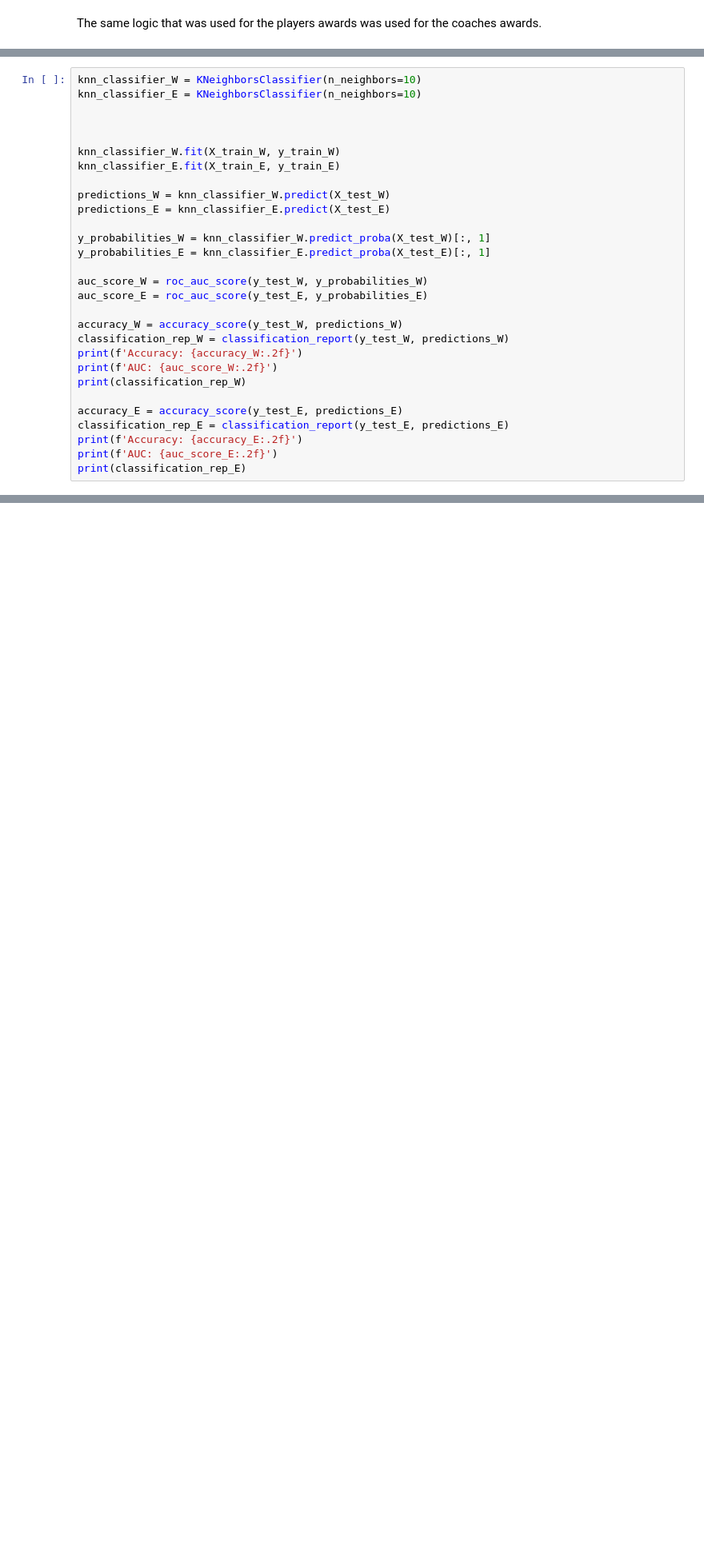
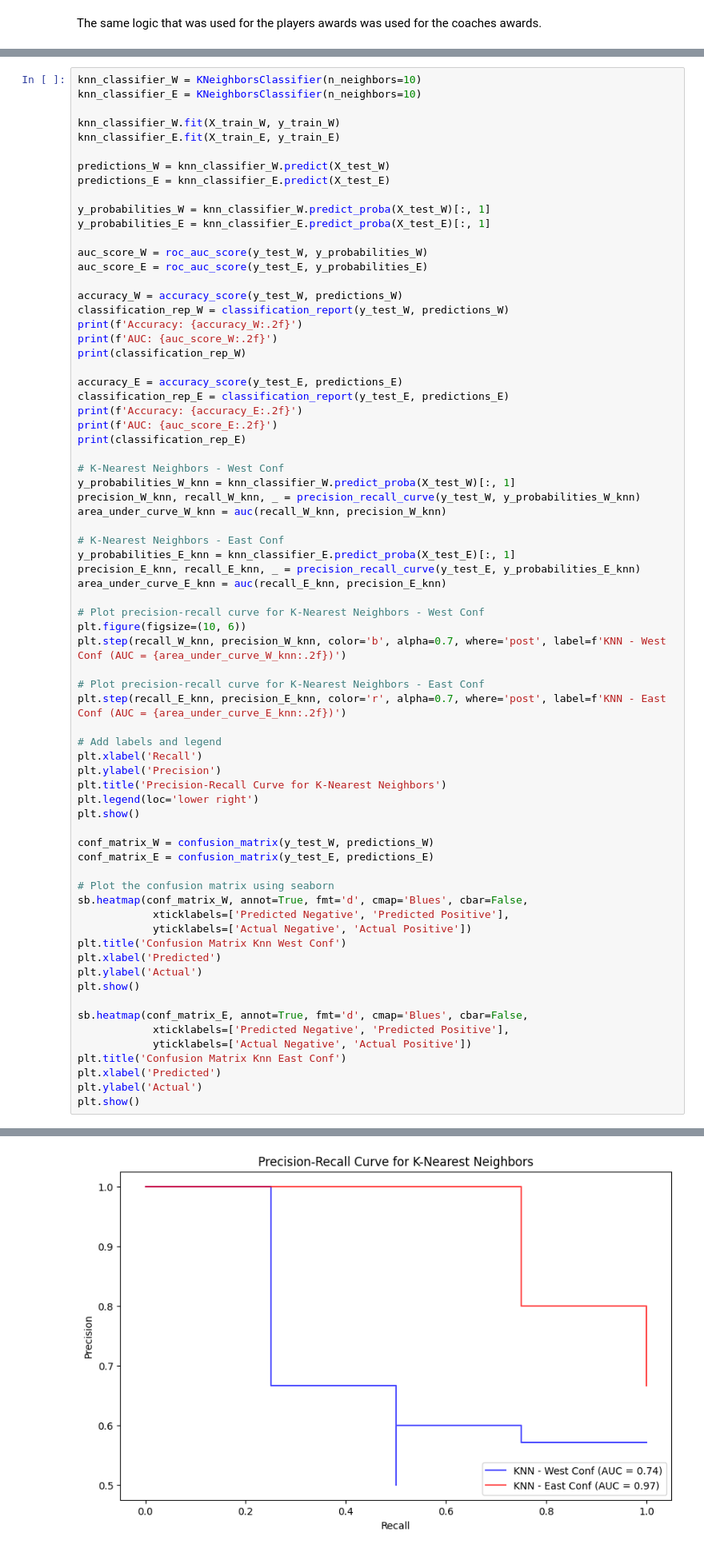
Before and after one commit to Hugo7gomes/FEUP_AC, a Jupyter notebook: firstApproach.ipynb, the cells around one changed output, grey strips where cells are left out. Shown at 80% size. Drawn from its saved outputs; the diff is of its cells as text; blank space fills up the shorter version.

```diff
--- a/firstApproach.ipynb
+++ b/firstApproach.ipynb
@@ -716,8 +896,6 @@ KeyboardInterrupt:
 # %%
 knn_classifier_W = KNeighborsClassifier(n_neighbors=10)
 knn_classifier_E = KNeighborsClassifier(n_neighbors=10)
-
-
 
 knn_classifier_W.fit(X_train_W, y_train_W)
 knn_classifier_E.fit(X_train_E, y_train_E)
@@ -742,4 +920,48 @@ classification_rep_E = classification_report(y_test_E, predictions_E)
 print(f'Accuracy: {accuracy_E:.2f}')
 print(f'AUC: {auc_score_E:.2f}')
 print(classification_rep_E)
+
+# K-Nearest Neighbors - West Conf
+y_probabilities_W_knn = knn_classifier_W.predict_proba(X_test_W)[:, 1]
+precision_W_knn, recall_W_knn, _ = precision_recall_curve(y_test_W, y_probabilities_W_knn)
+area_under_curve_W_knn = auc(recall_W_knn, precision_W_knn)
+
+# K-Nearest Neighbors - East Conf
+y_probabilities_E_knn = knn_classifier_E.predict_proba(X_test_E)[:, 1]
+precision_E_knn, recall_E_knn, _ = precision_recall_curve(y_test_E, y_probabilities_E_knn)
+area_under_curve_E_knn = auc(recall_E_knn, precision_E_knn)
+
+# Plot precision-recall curve for K-Nearest Neighbors - West Conf
+plt.figure(figsize=(10, 6))
+plt.step(recall_W_knn, precision_W_knn, color='b', alpha=0.7, where='post', label=f'KNN - West Conf (AUC = {area_under_curve_W_knn:.2f})')
+
+# Plot precision-recall curve for K-Nearest Neighbors - East Conf
+plt.step(recall_E_knn, precision_E_knn, color='r', alpha=0.7, where='post', label=f'KNN - East Conf (AUC = {area_under_curve_E_knn:.2f})')
+
+# Add labels and legend
+plt.xlabel('Recall')
+plt.ylabel('Precision')
+plt.title('Precision-Recall Curve for K-Nearest Neighbors')
+plt.legend(loc='lower right')
+plt.show()
+
+conf_matrix_W = confusion_matrix(y_test_W, predictions_W)
+conf_matrix_E = confusion_matrix(y_test_E, predictions_E)
+
+# Plot the confusion matrix using seaborn
+sb.heatmap(conf_matrix_W, annot=True, fmt='d', cmap='Blues', cbar=False,
+            xticklabels=['Predicted Negative', 'Predicted Positive'],
+            yticklabels=['Actual Negative', 'Actual Positive'])
+plt.title('Confusion Matrix Knn West Conf')
+plt.xlabel('Predicted')
+plt.ylabel('Actual')
+plt.show()
+
+sb.heatmap(conf_matrix_E, annot=True, fmt='d', cmap='Blues', cbar=False,
+            xticklabels=['Predicted Negative', 'Predicted Positive'],
+            yticklabels=['Actual Negative', 'Actual Positive'])
+plt.title('Confusion Matrix Knn East Conf')
+plt.xlabel('Predicted')
+plt.ylabel('Actual')
+plt.show()
 # %% [output]
@@ -755,0 +985 @@ weighted avg       0.57      0.60      0.54        15
+[figure, added]
```
Also changed, not shown: parts of 9 cells of this notebook, 4 other files.
